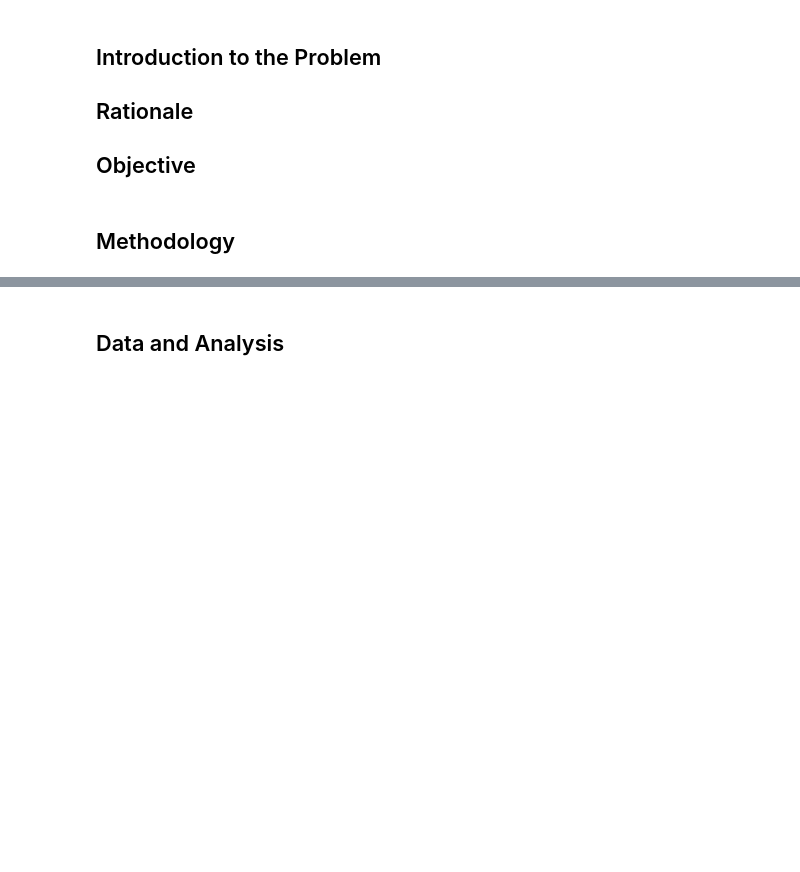
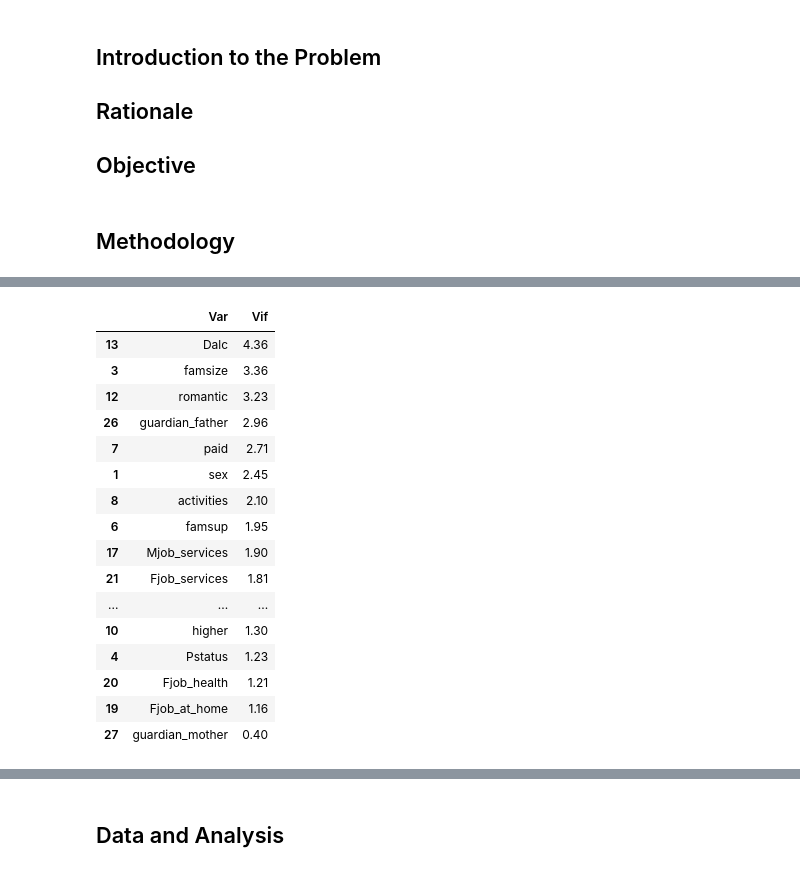
Before and after one commit to renzovirtucio/CS-180-Machine-Problem, a Jupyter notebook: Cruel, Nathan and Virtucio, Renzo - CS 180 Machine Problem.ipynb, the cells around one changed output, grey strips where cells are left out. Drawn from its saved outputs; the diff is of its cells as text; code cells hidden in the pictures; blank space fills up the shorter version.

```diff
--- a/Cruel, Nathan and Virtucio, Renzo - CS 180 Machine Problem.ipynb
+++ b/Cruel, Nathan and Virtucio, Renzo - CS 180 Machine Problem.ipynb
@@ -77 +90,44 @@ students_math
+# %%
+from statsmodels.stats.outliers_influence import variance_inflation_factor
+from sklearn.model_selection import train_test_split
+from sklearn import svm
+import statsmodels.api as sm
+
+y = students_math['quality']
+X = students_math.drop(['quality'], axis=1)
+X.shape, y.shape
+
+def calculate_vif(data):
+    vif_df = pd.DataFrame(columns = ['Var', 'Vif'])
+    x_var_names = data.columns
+    for i in range(0, x_var_names.shape[0]):
+        y = data[x_var_names[i]]
+        x = data[x_var_names.drop([x_var_names[i]])]
+        r_squared = sm.OLS(y,x).fit().rsquared
+        vif = round(1/(1-r_squared),2)
+        vif_df.loc[i] = [x_var_names[i], vif]
+    return vif_df.sort_values(by = 'Vif', axis = 0, ascending=False, inplace=False)
+
+X = X.drop(['guardian_other', 'Fjob_other', 'reason_course', 'Mjob_other', 'age',
+            'G2', 'G1', 'Medu', 'famrel', 'freetime', 'goout', 'Fedu', 'Walc',
+            'schoolsup', 'health', 'G3', 'studytime', 'traveltime'], axis=1)
+calculate_vif(X)
+# %% [output]
+|  | Var | Vif |
+| 13 | Dalc | 4.36 |
+| 3 | famsize | 3.36 |
+| 12 | romantic | 3.23 |
+| 26 | guardian_father | 2.96 |
+| 7 | paid | 2.71 |
+| 1 | sex | 2.45 |
+| 8 | activities | 2.10 |
+| 6 | famsup | 1.95 |
+| 17 | Mjob_services | 1.90 |
+| 21 | Fjob_services | 1.81 |
+| ... | ... | ... |
+| 10 | higher | 1.30 |
+| 4 | Pstatus | 1.23 |
+| 20 | Fjob_health | 1.21 |
+| 19 | Fjob_at_home | 1.16 |
+| 27 | guardian_mother | 0.40 |
 # %%
```
Also changed, not shown: parts of 6 cells of this notebook.
